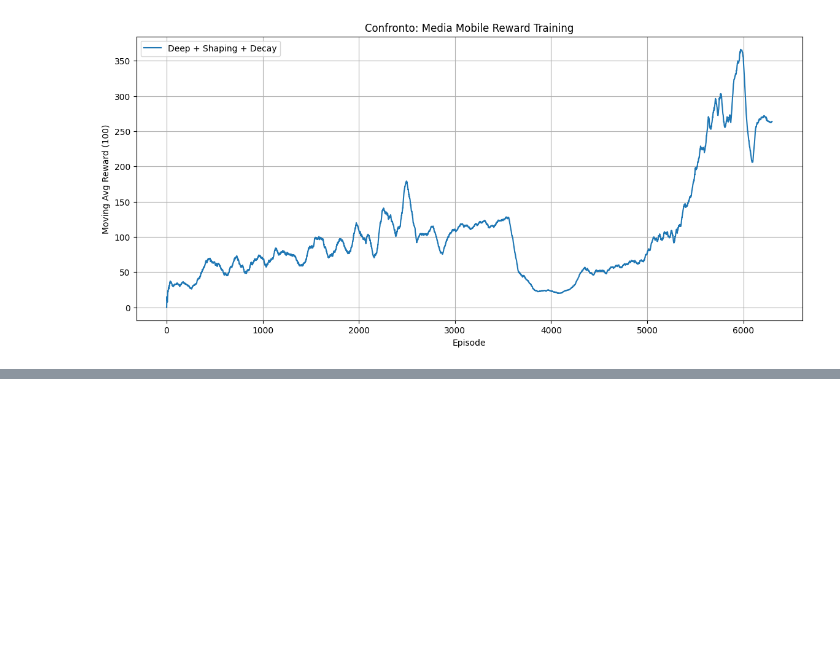
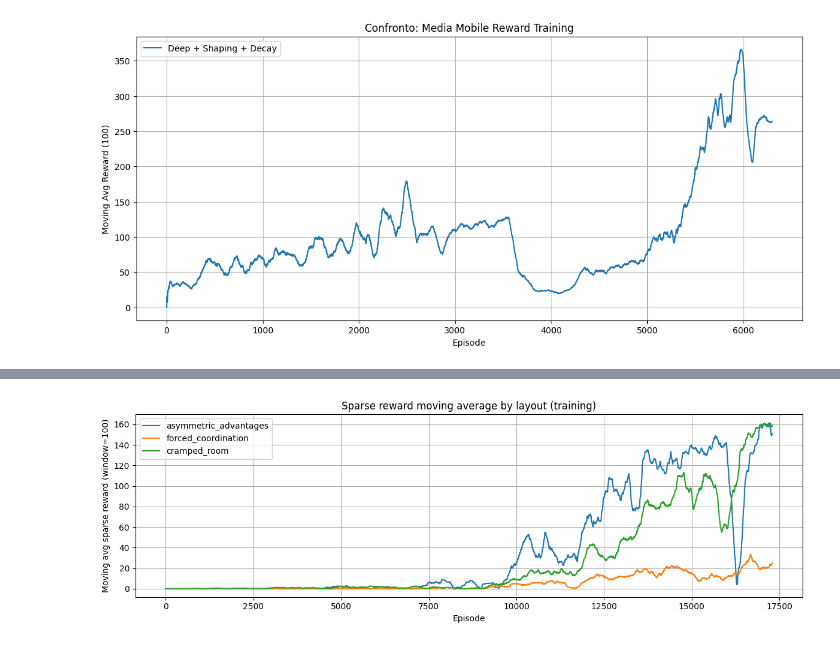
Before and after one commit to Gabrocecco/multi_agent_rl_final_project, a Jupyter notebook: notebooks/analysis.ipynb, the cells around one changed output, grey strips where cells are left out. Drawn from its saved outputs; the diff is of its cells as text; code cells hidden in the pictures; blank space fills up the shorter version.

```diff
--- a/notebooks/analysis.ipynb
+++ b/notebooks/analysis.ipynb
@@ -245,0 +348,29 @@ KeyboardInterrupt:
+# %%
+import pandas as pd
+import matplotlib.pyplot as plt
+
+# Carica il log CSV
+df = pd.read_csv("/home/gabro/Desktop/AAS/final_project/overcooked_rl/multilayout_logs/train_log_PPO_deep_shaping-decay-20000multilayout_run_20000_20250528_182017.csv")  # Modifica col nome reale
+
+# Parametri
+window = 100
+layouts = df["layout"].unique()
+
+plt.figure(figsize=(12,4))
+
+for layout in layouts:
+    layout_df = df[df["layout"] == layout].sort_values("episode")
+    episodes = layout_df["episode"].values
+    sparse_rewards = layout_df["total_sparse_reward"].values
+    ma = pd.Series(sparse_rewards).rolling(window=window, min_periods=1).mean()
+    plt.plot(episodes, ma, label=f"{layout}")
+
+plt.xlabel("Episode")
+plt.ylabel("Moving avg sparse reward (window=100)")
+plt.title("Sparse reward moving average by layout (training)")
+plt.legend()
+plt.grid(True)
+plt.tight_layout()
+plt.show()
+# %% [output]
+[figure, added]
```
Also changed, not shown: parts of 7 cells of this notebook, 3 other files.
